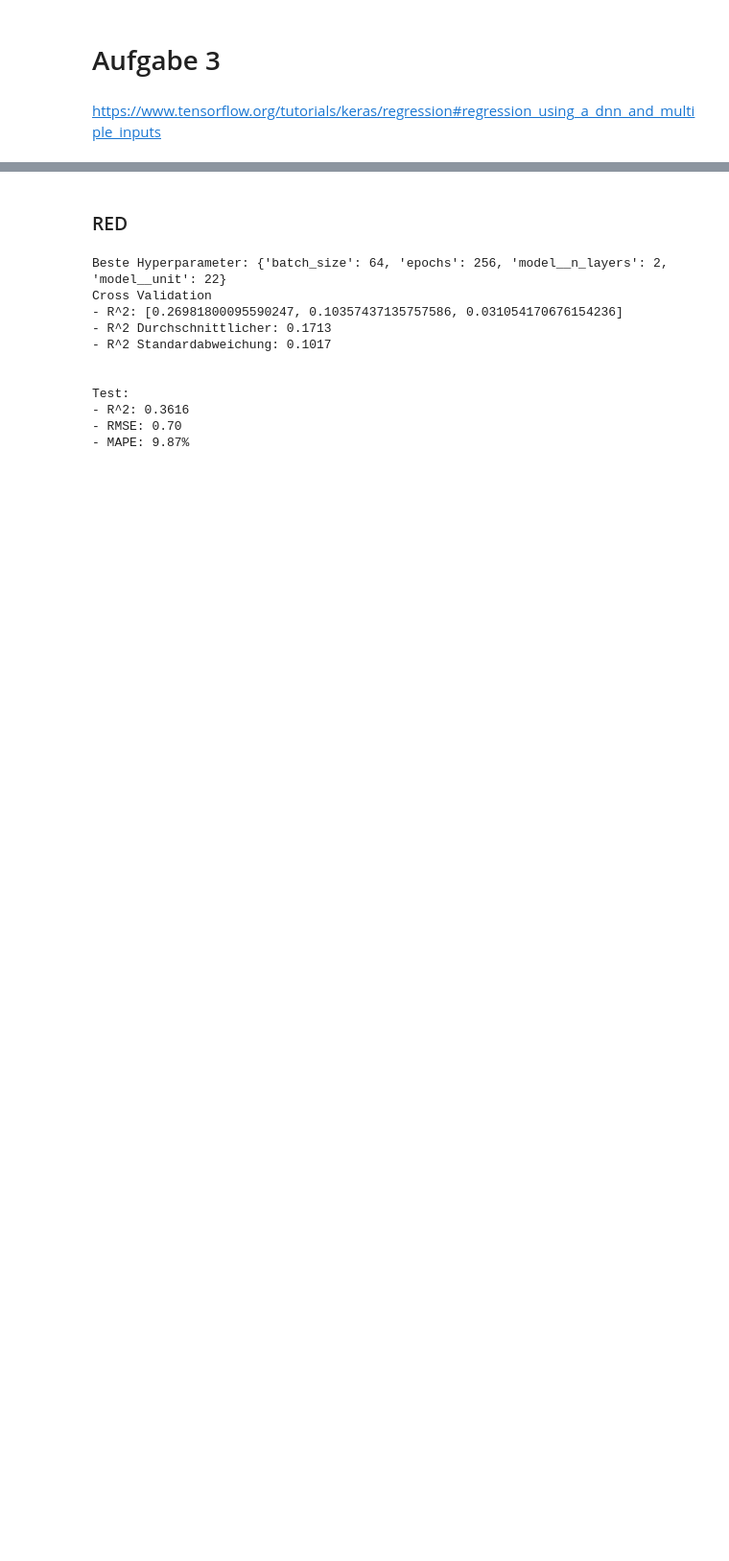
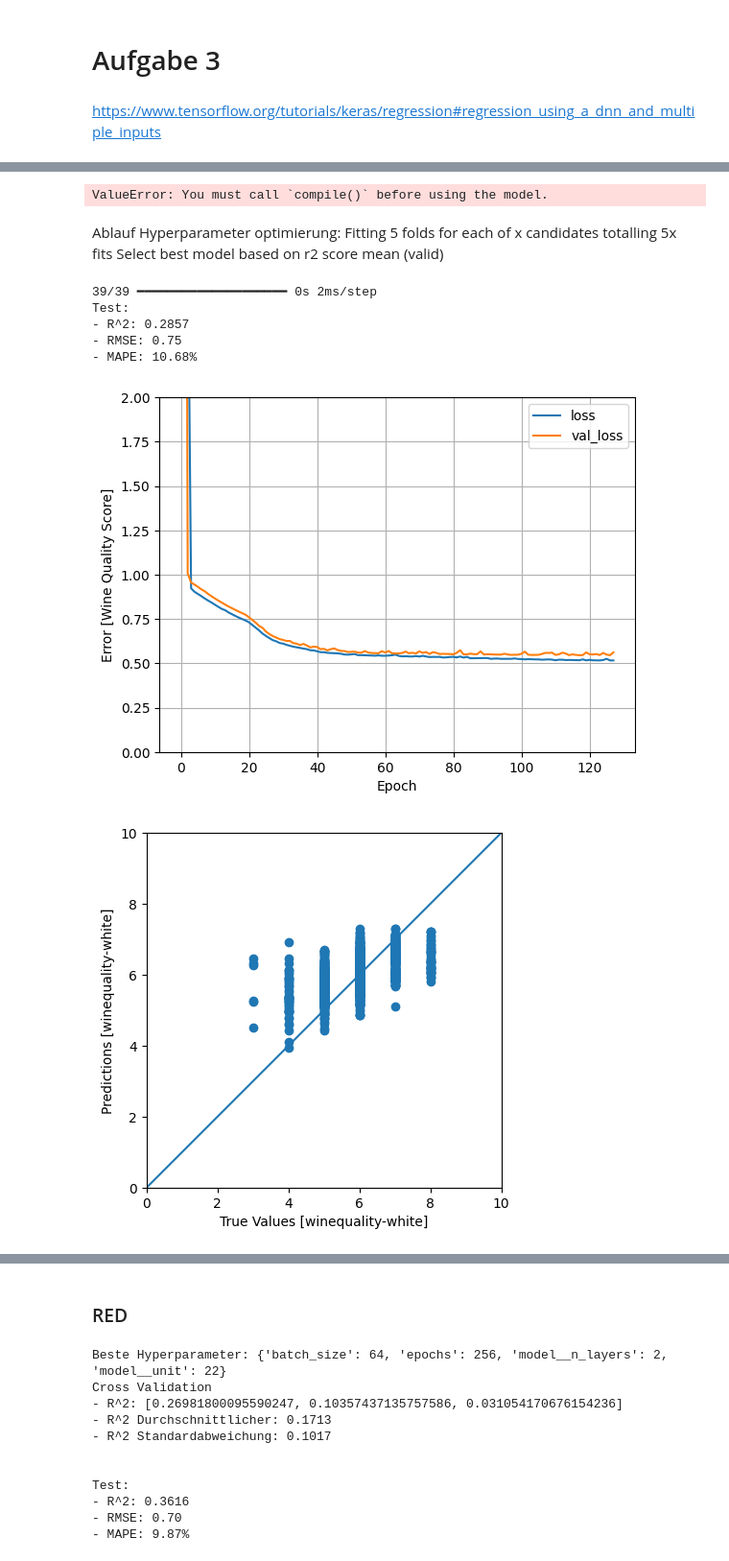
Before and after one commit to JoTec2002/TINF21C_Maschinelles-Lernen, a Jupyter notebook: Programmierabgabe 2/main.ipynb, the cells around one changed output, grey strips where cells are left out. Shown at 96% size. Cells and saved outputs as stored; diff of their text form; code cells hidden in the pictures; blank space fills up the shorter version.

```diff
--- a/Programmierabgabe 2/main.ipynb
+++ b/Programmierabgabe 2/main.ipynb
@@ -169,0 +244,35 @@ def create_model(unit, n_layers):
+# %%
+%%time
+cv_scores, best_model = evaluate_model_cv(white_training_Data_scaled, white_training_scores, white_test_data_scaled, white_test_scores)
+# %% [output]
+ValueError: You must call `compile()` before using the model.
+# %% [markdown]
+Ablauf Hyperparameter optimierung:
+Fitting 5 folds for each of x candidates totalling 5x fits
+Select best model based on r2 score mean (valid)
+# %%
+%%time
+white_model = create_model(18,2)
+history = white_model.fit(white_training_Data_scaled, white_training_scores, batch_size=64, epochs=128, validation_data=(white_test_data_scaled, white_test_scores), verbose=0)
+
+predicted_test_scores = white_model.predict(white_test_data_scaled)
+
+r2_score_test = r2_score(white_test_scores, predicted_test_scores)
+rmse_test = sqrt(mean_squared_error(white_test_scores, predicted_test_scores))
+mape_test = mean_absolute_percentage_error(white_test_scores, predicted_test_scores)
+
+print('Test:')
+print(f'- R^2: {r2_score_test:.4f}')
+print(f'- RMSE: {rmse_test:.2f}')
+print(f'- MAPE: {mape_test:.2%}')
+
+plot_loss(history)
+plot_metrics(white_test_scores, predicted_test_scores)
+# %% [output]
+39/39 ━━━━━━━━━━━━━━━━━━━━ 0s 2ms/step
+Test:
+- R^2: 0.2857
+- RMSE: 0.75
+- MAPE: 10.68%
+[figure, added]
+[figure, added]
```
Also changed, not shown: parts of 17 cells of this notebook.
